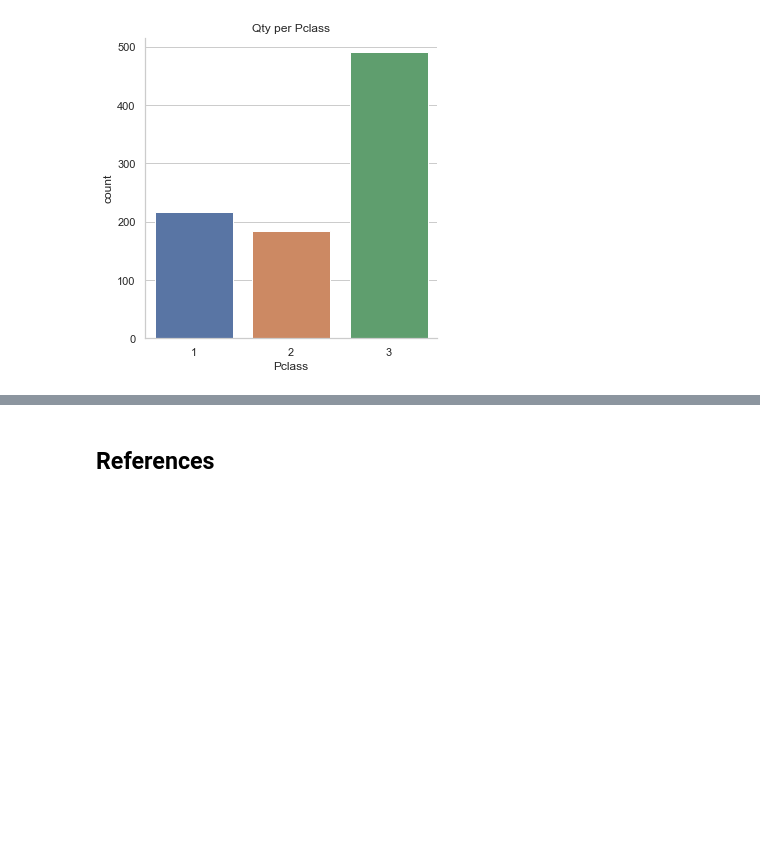
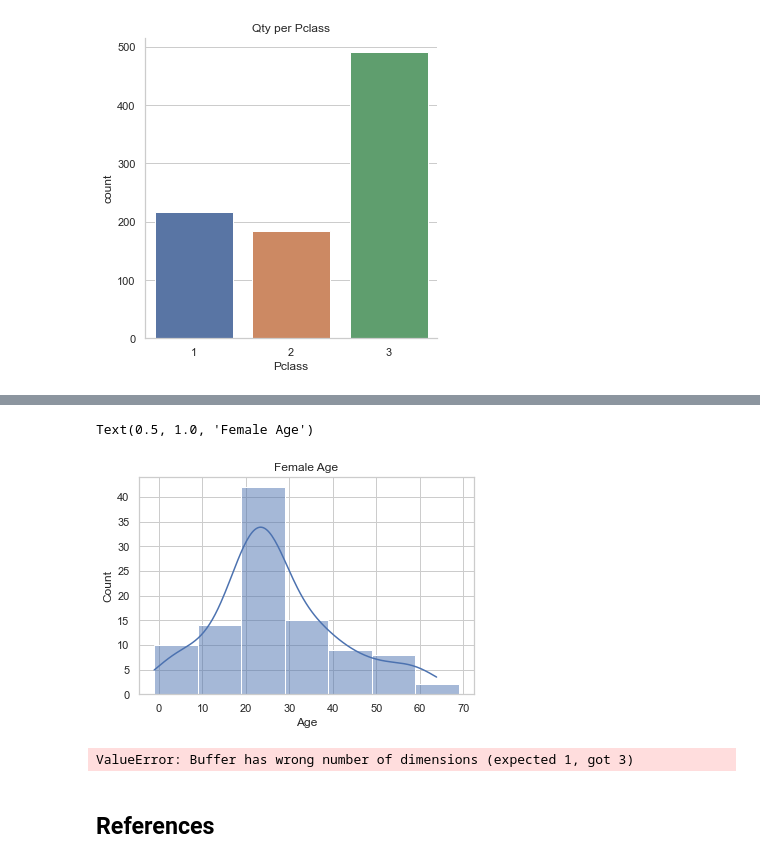
Before and after one commit to Ginafenn/Programming-for-Data-Analysis-Asignments, a Jupyter notebook: Project 1.ipynb, the cells around one changed output, grey strips where cells are left out. Saved outputs shown, nothing was run; the diff lists cells and outputs as text; code cells hidden in the pictures; blank space fills up the shorter version.

```diff
--- a/Project 1.ipynb
+++ b/Project 1.ipynb
@@ -249,0 +289,4 @@ plt.title("Male Age")
+# %%
+df_sd_female = pd.DataFrame(sd_female, columns=["Survived","Pclass","Age","Fare"])
+df_sd_female["Sex"] = "female"
+df_sd_female.head()
@@ -249,0 +300,11 @@ plt.title("Male Age")
+# %%
+#Plots age
+sns.histplot(df_sd_female['Age'], binwidth=10, kde= True)
+plt.title("Female Age")
+# %% [output]
+Text(0.5, 1.0, 'Female Age')
+[figure, added]
+# %%
+new_data = df.loc[[df]]
+# %% [output]
+ValueError: Buffer has wrong number of dimensions (expected 1, got 3)
```
Also changed, not shown: parts of 25 cells of this notebook.
